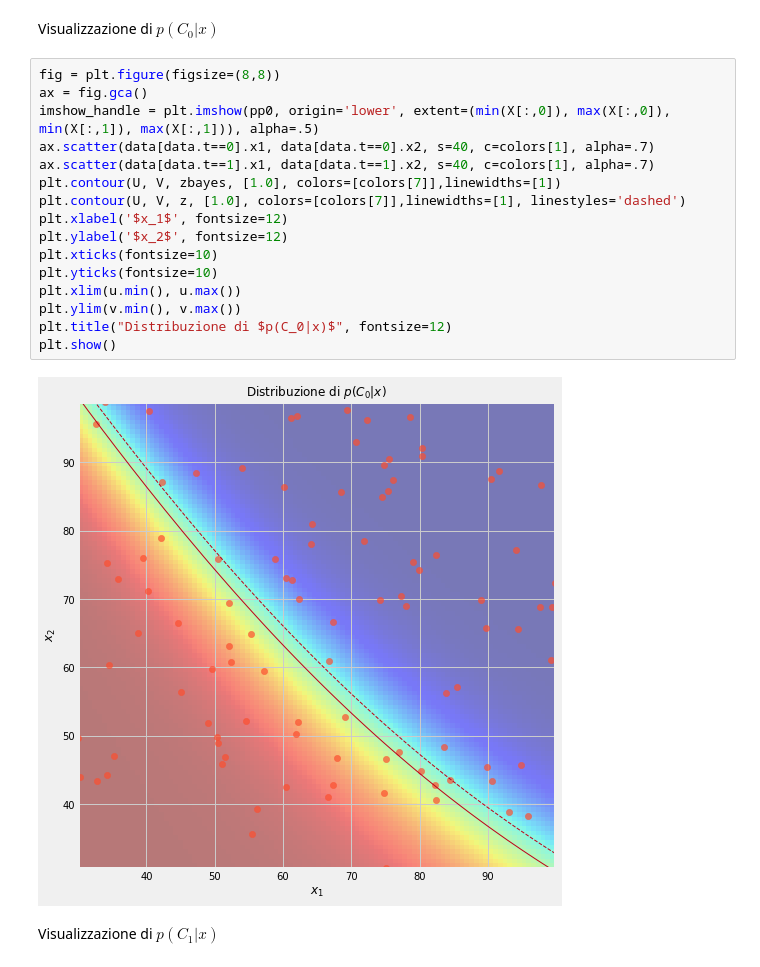
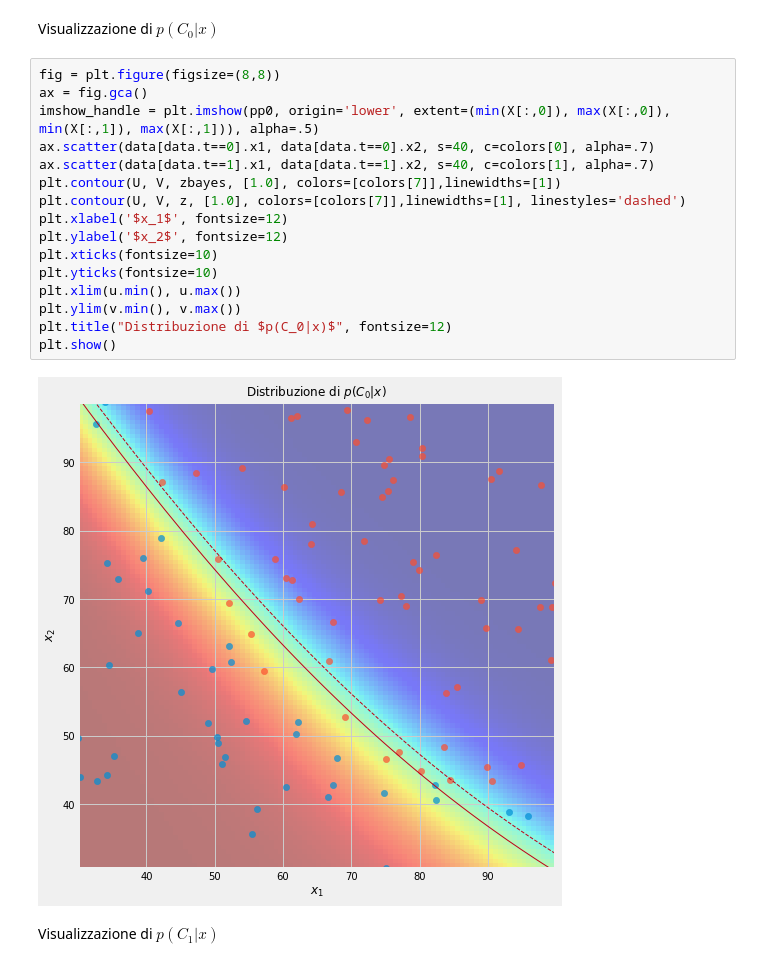
Before and after one commit to tvml/ml1920, a Jupyter notebook: codici/gdaquad.ipynb, the cells around one changed output. Saved outputs shown, nothing was run; the diff lists cells and outputs as text.

```diff
--- a/codici/gdaquad.ipynb
+++ b/codici/gdaquad.ipynb
@@ -185,21 +185,21 @@ Visualizzazione di $p(C_0|x)$
 # %%
 fig = plt.figure(figsize=(8,8))
 ax = fig.gca()
 imshow_handle = plt.imshow(pp0, origin='lower', extent=(min(X[:,0]), max(X[:,0]), min(X[:,1]), max(X[:,1])), alpha=.5)
-ax.scatter(data[data.t==0].x1, data[data.t==0].x2, s=40, c=colors[1], alpha=.7)
+ax.scatter(data[data.t==0].x1, data[data.t==0].x2, s=40, c=colors[0], alpha=.7)
 ax.scatter(data[data.t==1].x1, data[data.t==1].x2, s=40, c=colors[1], alpha=.7)
 plt.contour(U, V, zbayes, [1.0], colors=[colors[7]],linewidths=[1])
 plt.contour(U, V, z, [1.0], colors=[colors[7]],linewidths=[1], linestyles='dashed')
 plt.xlabel('$x_1$', fontsize=12)
 plt.ylabel('$x_2$', fontsize=12)
 plt.xticks(fontsize=10)
 plt.yticks(fontsize=10)
 plt.xlim(u.min(), u.max())
 plt.ylim(v.min(), v.max())
 plt.title("Distribuzione di $p(C_0|x)$", fontsize=12)
 plt.show()
 # %% [output]
-[figure, old version]
+[figure, new version]
 # %% [markdown]
 Visualizzazione di $p(C_1|x)$
 # %%
```
Also changed, not shown: 5 other files.
